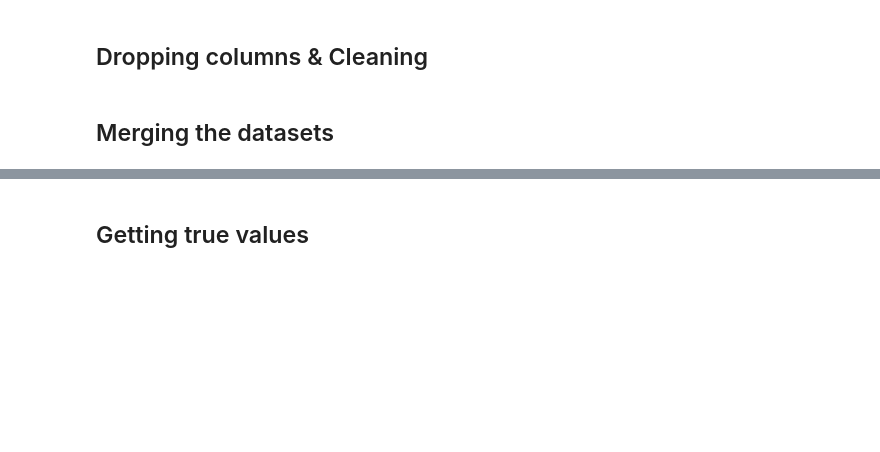
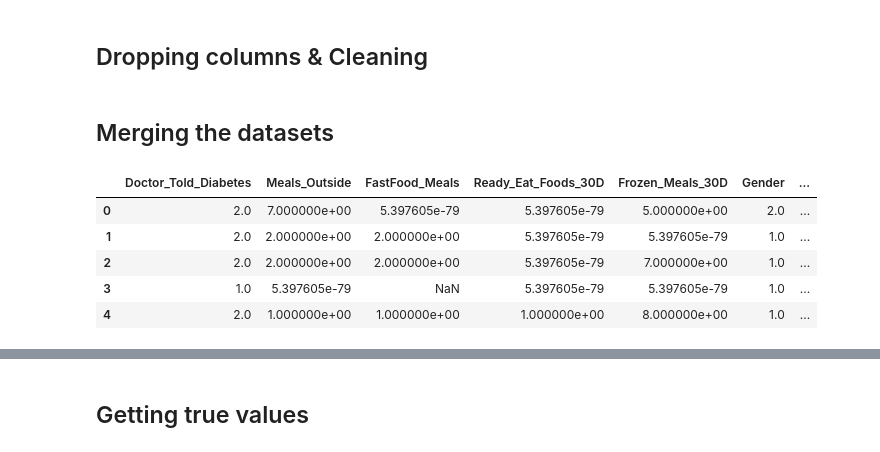
Before and after one commit to Myokom/MDST_Project, a Jupyter notebook: Dataset_Creation.ipynb, the cells around one changed output, grey strips where cells are left out. Saved outputs shown, nothing was run; the diff lists cells and outputs as text; code cells hidden in the pictures; blank space fills up the shorter version.

```diff
--- a/Dataset_Creation.ipynb
+++ b/Dataset_Creation.ipynb
@@ -305,6 +305,15 @@ df_merged = pd.merge(df_merged, df_alc, on='Respondent_ID')
 
 # Dropping ID column. Not predictive
 df_merged = df_merged.drop('Respondent_ID', axis=1)
+# %%
+df_merged.head()
+# %% [output]
+|  | Doctor_Told_Diabetes | Meals_Outside | FastFood_Meals | Ready_Eat_Foods_30D | Frozen_Meals_30D | Gender | ... |
+| 0 | 2.0 | 7.000000e+00 | 5.397605e-79 | 5.397605e-79 | 5.000000e+00 | 2.0 | ... |
+| 1 | 2.0 | 2.000000e+00 | 2.000000e+00 | 5.397605e-79 | 5.397605e-79 | 1.0 | ... |
+| 2 | 2.0 | 2.000000e+00 | 2.000000e+00 | 5.397605e-79 | 7.000000e+00 | 1.0 | ... |
+| 3 | 1.0 | 5.397605e-79 | NaN | 5.397605e-79 | 5.397605e-79 | 1.0 | ... |
+| 4 | 2.0 | 1.000000e+00 | 1.000000e+00 | 1.000000e+00 | 8.000000e+00 | 1.0 | ... |
 # %%
 # Define a small threshold value
 threshold = 1e-10  # for example, numbers smaller than this are considered as zero
```
Also changed, not shown: parts of 2 cells of this notebook, 6 other files.
